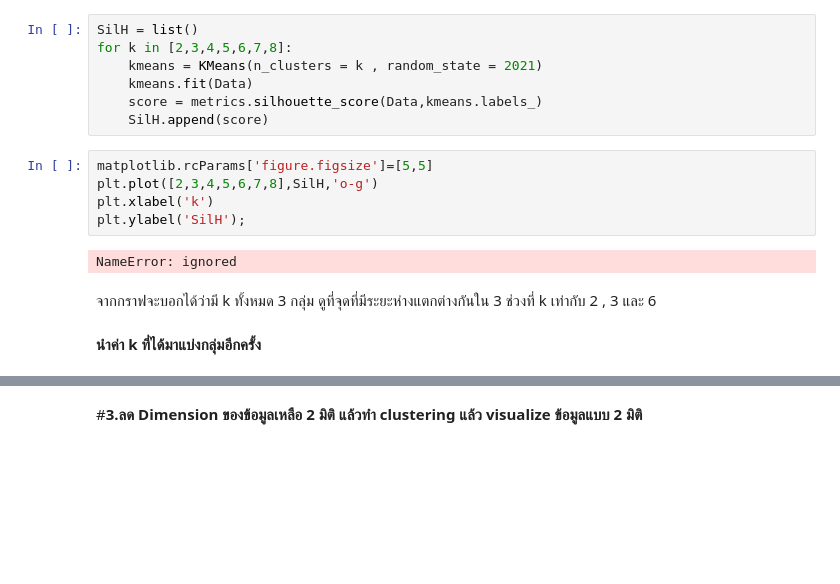
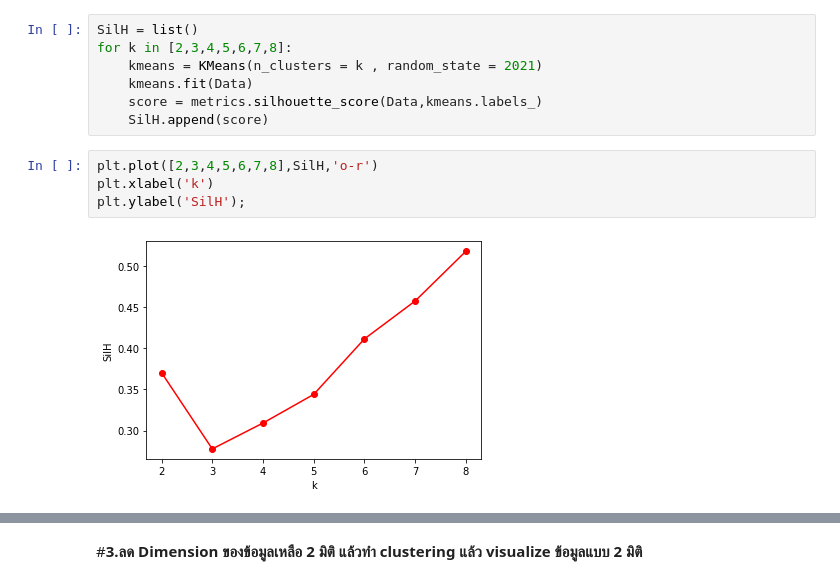
Before and after one commit to Nunticha24/Multivariate, a Jupyter notebook: Multivariate_Exam.ipynb, the cells around one changed output, grey strips where cells are left out. Drawn from its saved outputs; the diff is of its cells as text; blank space fills up the shorter version.

```diff
--- a/Multivariate_Exam.ipynb
+++ b/Multivariate_Exam.ipynb
@@ -228,13 +229,8 @@ for k in [2,3,4,5,6,7,8]:
     score = metrics.silhouette_score(Data,kmeans.labels_)
     SilH.append(score)
 # %%
-matplotlib.rcParams['figure.figsize']=[5,5]
-plt.plot([2,3,4,5,6,7,8],SilH,'o-g')
+plt.plot([2,3,4,5,6,7,8],SilH,'o-r')
 plt.xlabel('k')
 plt.ylabel('SilH');
 # %% [output]
-NameError: ignored
+[figure, added]
-# %% [markdown]
-จากกราฟจะบอกได้ว่ามี k ทั้งหมด 3 กลุ่ม ดูที่จุดที่มีระยะห่างแตกต่างกันใน 3 ช่วงที่ k เท่ากับ 2 , 3 และ 6
-# %% [markdown]
-**นำค่า k ที่ได้มาแบ่งกลุ่มอีกครั้ง**
```
Also changed, not shown: parts of 28 cells of this notebook.
